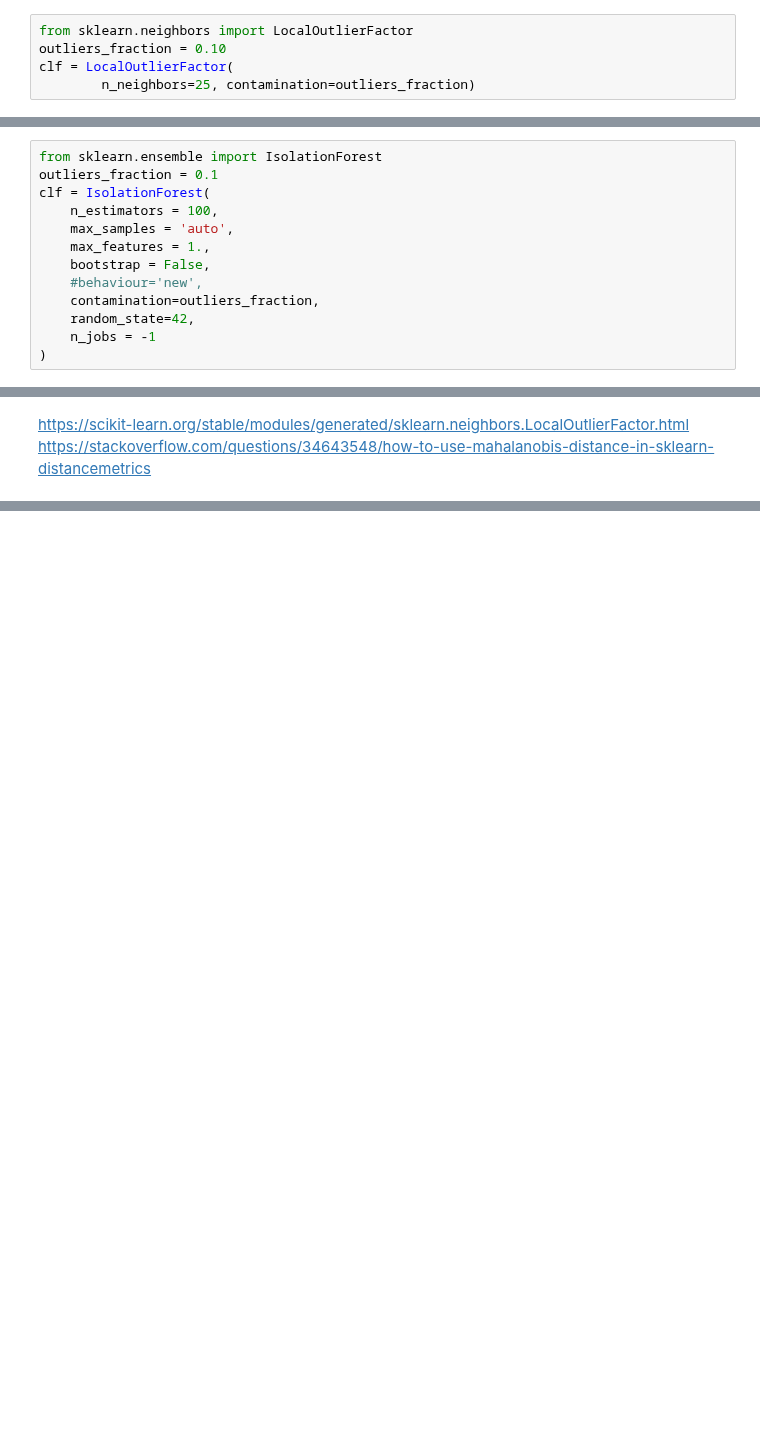
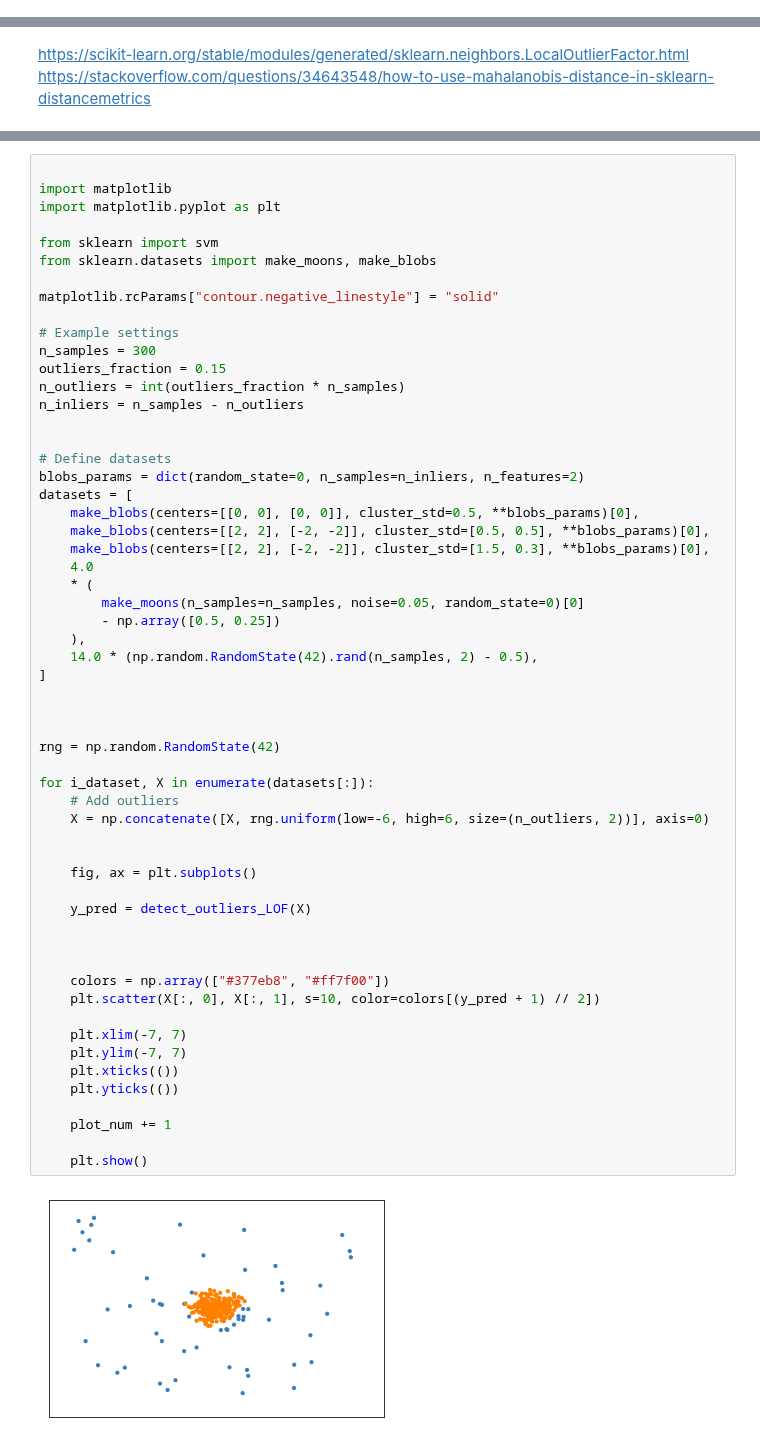
Before and after one commit to jmquintana79/utilsDS, a Jupyter notebook: notebooks/analysis/analysis_anomalies/notebook-multivariate_outliers_detection.ipynb, the cells around one changed output, grey strips where cells are left out. Saved outputs shown, nothing was run; the diff lists cells and outputs as text; blank space fills up the shorter version.

```diff
--- a/notebooks/analysis/analysis_anomalies/notebook-multivariate_outliers_detection.ipynb
+++ b/notebooks/analysis/analysis_anomalies/notebook-multivariate_outliers_detection.ipynb
@@ -95,5 +42,0 @@ def plot_outliers(X:'array', clf:'scikit estimator',title:str = '', outliers_fra
-# %%
-from sklearn.neighbors import LocalOutlierFactor
-outliers_fraction = 0.10
-clf = LocalOutlierFactor(
-        n_neighbors=25, contamination=outliers_fraction)
@@ -108,13 +42,0 @@ plot_outliers(data[col_x2].values, clf, title = '', outliers_fraction = outliers
-# %%
-from sklearn.ensemble import IsolationForest
-outliers_fraction = 0.1
-clf = IsolationForest(
-    n_estimators = 100,
-    max_samples = 'auto',
-    max_features = 1.,
-    bootstrap = False,
-    #behaviour='new',
-    contamination=outliers_fraction,
-    random_state=42,
-    n_jobs = -1
-)
@@ -166,0 +144,59 @@ There are 15 outliers from 150.
+# %%
+
+import matplotlib
+import matplotlib.pyplot as plt
+
+from sklearn import svm
+from sklearn.datasets import make_moons, make_blobs
+
+matplotlib.rcParams["contour.negative_linestyle"] = "solid"
+
+# Example settings
+n_samples = 300
+outliers_fraction = 0.15
+n_outliers = int(outliers_fraction * n_samples)
+n_inliers = n_samples - n_outliers
+
+
+# Define datasets
+blobs_params = dict(random_state=0, n_samples=n_inliers, n_features=2)
+datasets = [
+    make_blobs(centers=[[0, 0], [0, 0]], cluster_std=0.5, **blobs_params)[0],
+    make_blobs(centers=[[2, 2], [-2, -2]], cluster_std=[0.5, 0.5], **blobs_params)[0],
+    make_blobs(centers=[[2, 2], [-2, -2]], cluster_std=[1.5, 0.3], **blobs_params)[0],
+    4.0
+    * (
+        make_moons(n_samples=n_samples, noise=0.05, random_state=0)[0]
+        - np.array([0.5, 0.25])
+    ),
+    14.0 * (np.random.RandomState(42).rand(n_samples, 2) - 0.5),
+]
+
+
+
+rng = np.random.RandomState(42)
+
+for i_dataset, X in enumerate(datasets[:]):
+    # Add outliers
+    X = np.concatenate([X, rng.uniform(low=-6, high=6, size=(n_outliers, 2))], axis=0)
+
+
+    fig, ax = plt.subplots()
+
+    y_pred = detect_outliers_LOF(X)
+
+
+
+    colors = np.array(["#377eb8", "#ff7f00"])
+    plt.scatter(X[:, 0], X[:, 1], s=10, color=colors[(y_pred + 1) // 2])
+
+    plt.xlim(-7, 7)
+    plt.ylim(-7, 7)
+    plt.xticks(())
+    plt.yticks(())
+
+    plot_num += 1
+
+    plt.show()
+# %% [output]
+[figure, added]
```
Also changed, not shown: parts of 13 cells of this notebook, 1 other file.
